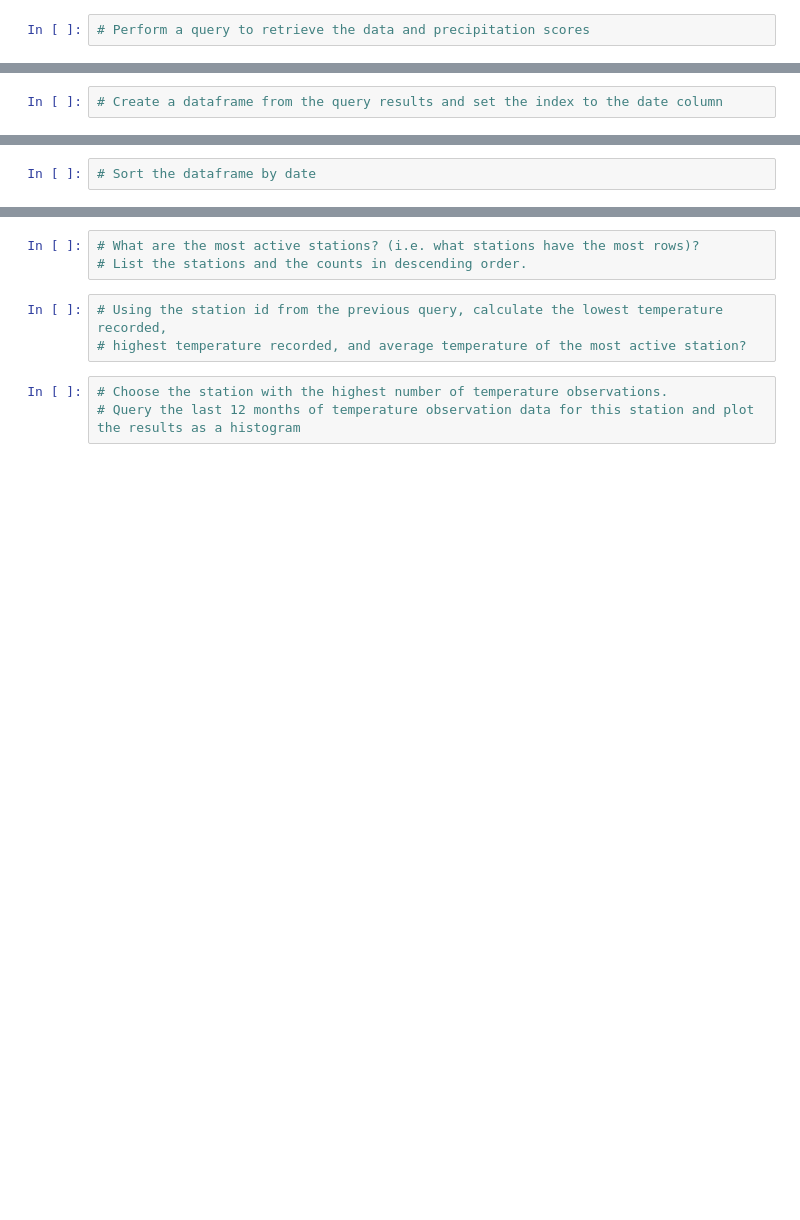
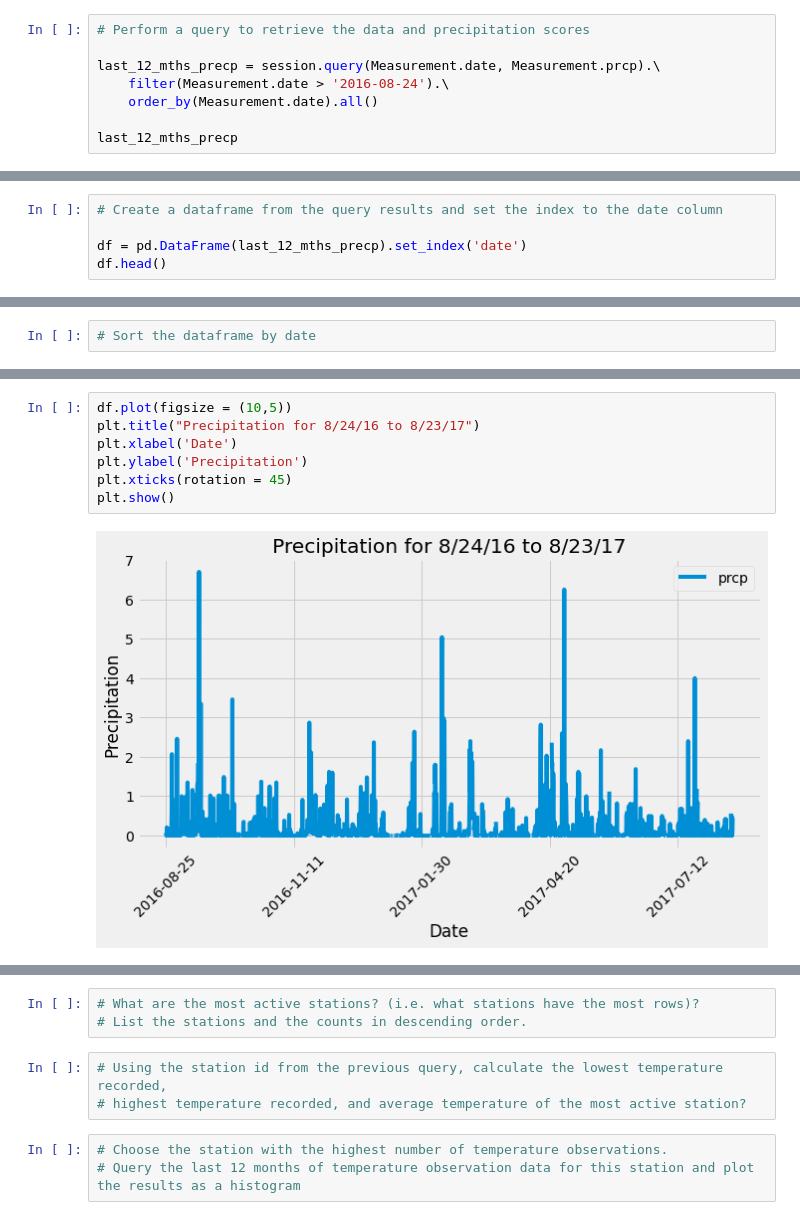
Before and after one commit to ramirezgc/sqlalchemy-challenge, a Jupyter notebook: climate_starter.ipynb, the cells around one changed output, grey strips where cells are left out. Cells and saved outputs as stored; diff of their text form; blank space fills up the shorter version.

Commit message:
Graph of precipitation

```diff
--- a/climate_starter.ipynb
+++ b/climate_starter.ipynb
@@ -49,2 +103,8 @@ session
 # %%
 # Perform a query to retrieve the data and precipitation scores
+
+last_12_mths_precp = session.query(Measurement.date, Measurement.prcp).\
+    filter(Measurement.date > '2016-08-24').\
+    order_by(Measurement.date).all()
+
+last_12_mths_precp
@@ -51,2 +129,5 @@ session
 # %%
 # Create a dataframe from the query results and set the index to the date column
+
+df = pd.DataFrame(last_12_mths_precp).set_index('date')
+df.head()
@@ -73,2 +164,11 @@ more memory, so use what you import.
+# %%
+df.plot(figsize = (10,5))
+plt.title("Precipitation for 8/24/16 to 8/23/17")
+plt.xlabel('Date')
+plt.ylabel('Precipitation')
+plt.xticks(rotation = 45)
+plt.show()
+# %% [output]
+[figure, added]
 # %%
 # Use Pandas to calcualte the summary statistics for the precipitation data
```
Also changed, not shown: parts of 11 cells of this notebook.
